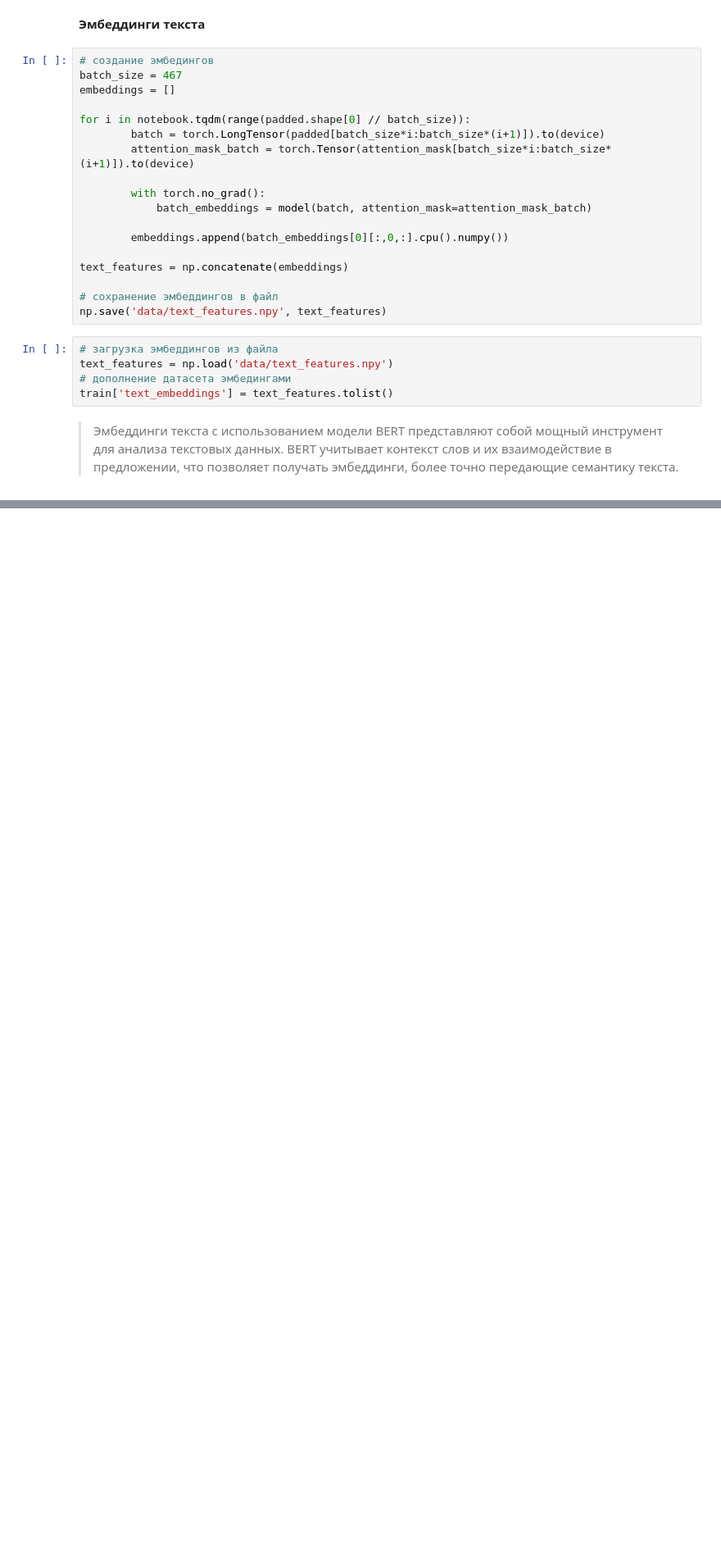
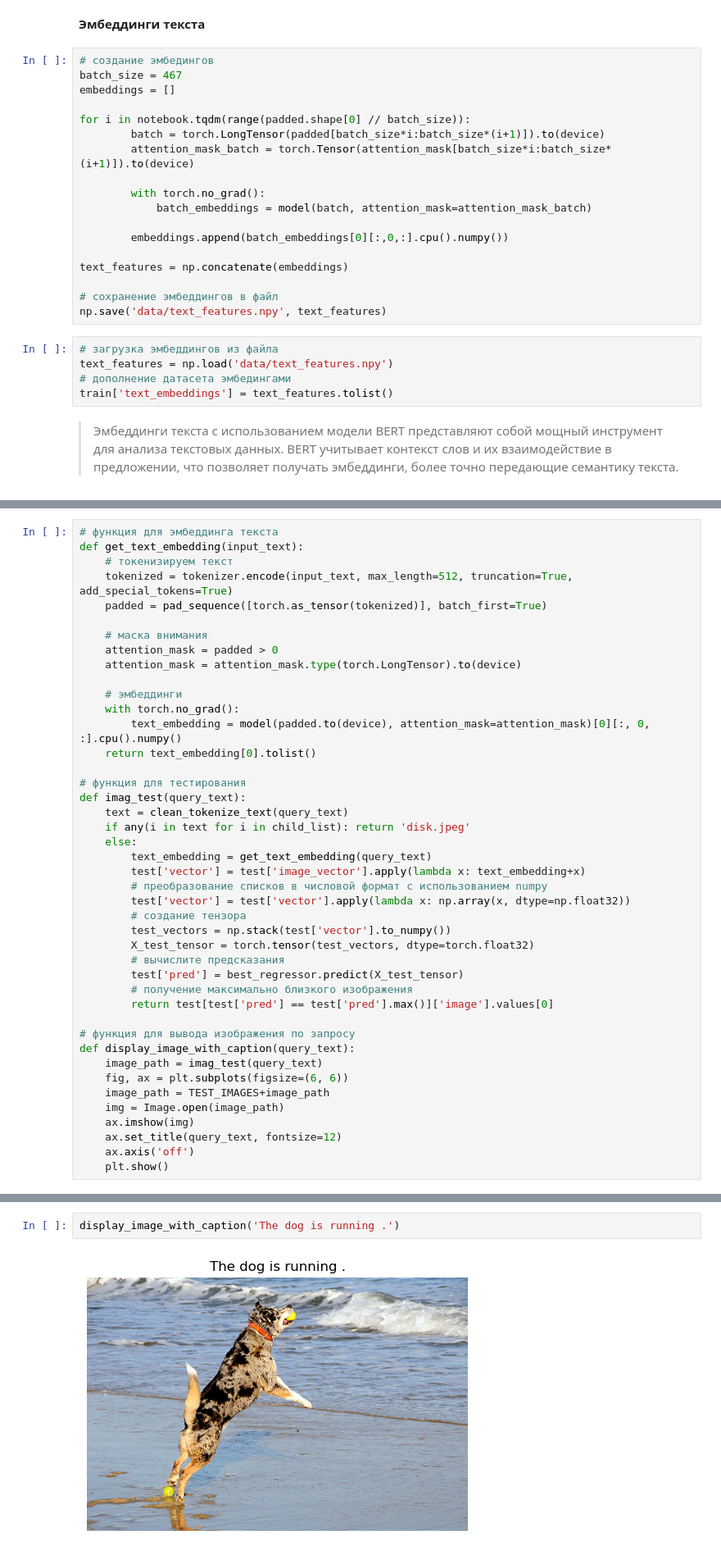
Before and after one commit to Denis-Mukhanov/search-by-images, a Jupyter notebook: search_by_images.ipynb, the cells around one changed output, grey strips where cells are left out. Shown at 82% size. Drawn from its saved outputs; the diff is of its cells as text; blank space fills up the shorter version.

```diff
--- a/search_by_images.ipynb
+++ b/search_by_images.ipynb
@@ -956,0 +1434,43 @@ R-squared (R2): 3.036265899358792e-05
+# %%
+# функция для эмбеддинга текста
+def get_text_embedding(input_text):
+    # токенизируем текст
+    tokenized = tokenizer.encode(input_text, max_length=512, truncation=True, add_special_tokens=True)
+    padded = pad_sequence([torch.as_tensor(tokenized)], batch_first=True)
+
+    # маска внимания
+    attention_mask = padded > 0
+    attention_mask = attention_mask.type(torch.LongTensor).to(device)
+
+    # эмбеддинги
+    with torch.no_grad():
+        text_embedding = model(padded.to(device), attention_mask=attention_mask)[0][:, 0, :].cpu().numpy()
+    return text_embedding[0].tolist()
+
+# функция для тестирования
+def imag_test(query_text):
+    text = clean_tokenize_text(query_text)
+    if any(i in text for i in child_list): return 'disk.jpeg'
+    else:
+        text_embedding = get_text_embedding(query_text)
+        test['vector'] = test['image_vector'].apply(lambda x: text_embedding+x)
+        # преобразование списков в числовой формат с использованием numpy
+        test['vector'] = test['vector'].apply(lambda x: np.array(x, dtype=np.float32))
+        # создание тензора
+        test_vectors = np.stack(test['vector'].to_numpy())
+        X_test_tensor = torch.tensor(test_vectors, dtype=torch.float32)
+        # вычислите предсказания
+        test['pred'] = best_regressor.predict(X_test_tensor)
+        # получение максимально близкого изображения
+        return test[test['pred'] == test['pred'].max()]['image'].values[0]
+
+# функция для вывода изображения по запросу
+def display_image_with_caption(query_text):
+    image_path = imag_test(query_text)
+    fig, ax = plt.subplots(figsize=(6, 6))
+    image_path = TEST_IMAGES+image_path
+    img = Image.open(image_path)
+    ax.imshow(img)
+    ax.set_title(query_text, fontsize=12)
+    ax.axis('off')
+    plt.show()
@@ -956,0 +1479,4 @@ R-squared (R2): 3.036265899358792e-05
+# %%
+display_image_with_caption('The dog is running .')
+# %% [output]
+[figure, added]
```
Also changed, not shown: parts of 111 cells of this notebook, 1 other file.
